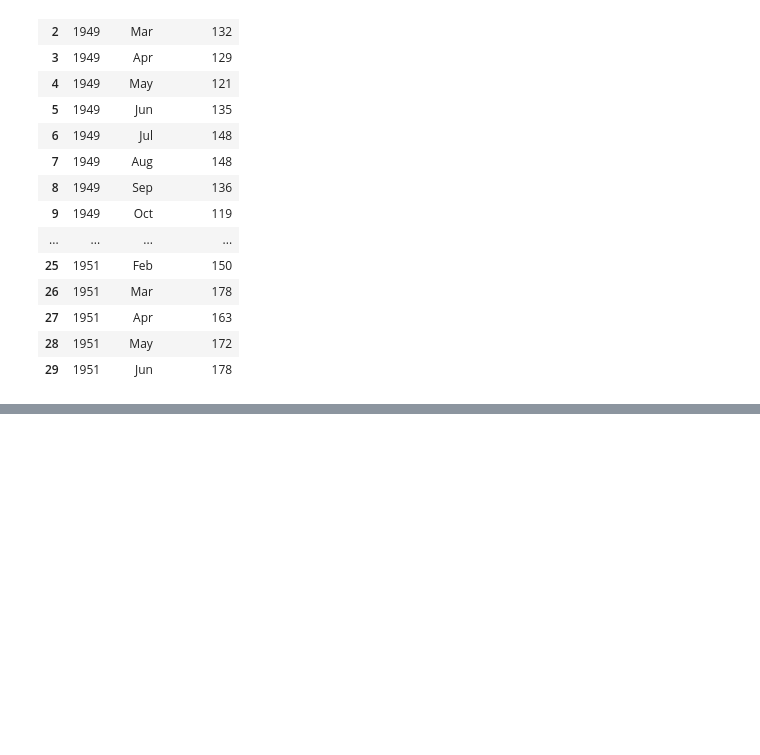
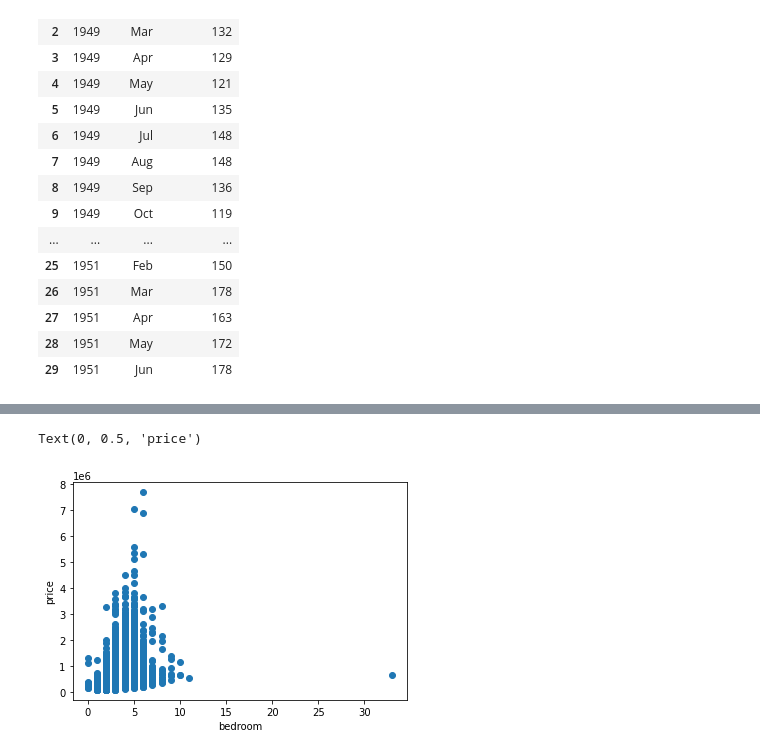
Before and after one commit to Sanoj32/Major-Project, a Jupyter notebook: jupyter_notebooks/Project.ipynb, the cells around one changed output, grey strips where cells are left out. Saved outputs shown, nothing was run; the diff lists cells and outputs as text; code cells hidden in the pictures; blank space fills up the shorter version.

```diff
--- a/jupyter_notebooks/Project.ipynb
+++ b/jupyter_notebooks/Project.ipynb
@@ -77,0 +92,7 @@ sns.scatterplot(x=longtitude,y=price,s=20)
+# %%
+plt.scatter(data['bedrooms'],data['price'])
+plt.xlabel('bedroom')
+plt.ylabel('price')
+# %% [output]
+Text(0, 0.5, 'price')
+[figure, added]
```
Also changed, not shown: parts of 12 cells of this notebook.
